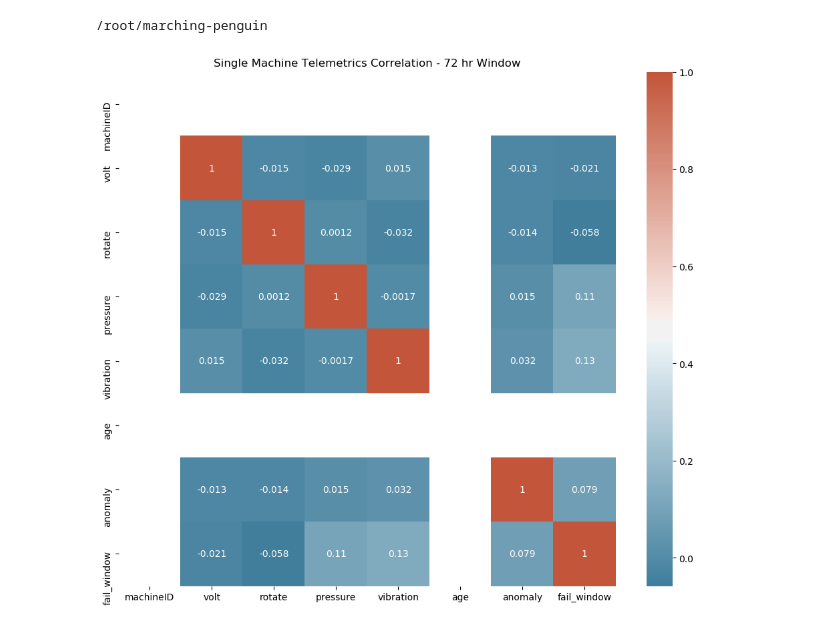
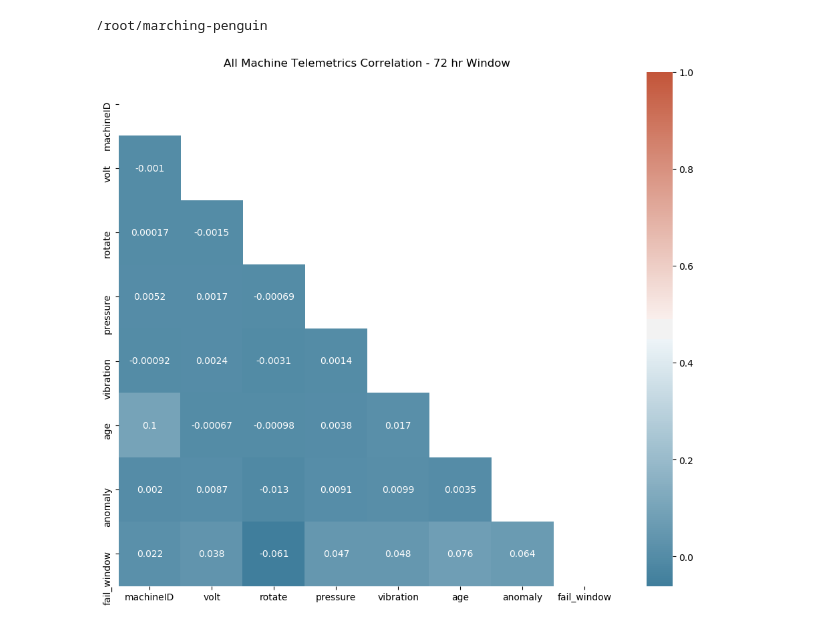
Before and after one commit to stevenjlm/marching-penguin, a Jupyter notebook: src/data_parsing/correlation_analysis.ipynb, the cells around one changed output. Saved outputs shown, nothing was run; the diff lists cells and outputs as text; code cells hidden in the pictures.

Commit message:
simple linear no lookback analysis

```diff
--- a/src/data_parsing/correlation_analysis.ipynb
+++ b/src/data_parsing/correlation_analysis.ipynb
@@ -16,30 +13,30 @@ machine_tel = Data.seperate_by_machine(tel)
 # %%
-for machine_id in [94]:
-    telemetry = machine_tel[machine_id]
-    events = machine_events[machine_id]
-    synthesizer = MachineSignalSynth(telemetry, events, LinearSingleStep())
-    df = synthesizer.generate()
-    #signal.head()
+synthesizer = MachineSignalSynth(tel, all_events, OptLinearSingleStepMultiMachine())
+df = synthesizer.generate()
 # %%
 import matplotlib.pyplot as plt
 import numpy as np
 import seaborn as sns
 #
 # Correlation between different variables
 #
 corr = df.corr()
 #
 # Set up the matplotlib plot configuration
 #
 f, ax = plt.subplots(figsize=(12, 10))
 #
+# Generate a mask for upper traingle
+#
+mask = np.triu(np.ones_like(corr, dtype=bool))
+#
 # Configure a custom diverging colormap
 #|
 cmap = sns.diverging_palette(230, 20, as_cmap=True)
 #
 # Draw the heatmap
 #
-sns.heatmap(corr, annot=True, cmap=cmap).set(title="Single Machine Telemetrics Correlation - 72 hr Window")
+sns.heatmap(corr, annot=True, mask=mask,cmap=cmap).set(title="All Machine Telemetrics Correlation - 72 hr Window")
 plt.show()
 # %% [output]
-[figure, old version]
+[figure, new version]
```
Also changed, not shown: parts of 6 cells of this notebook, 2 other files.
